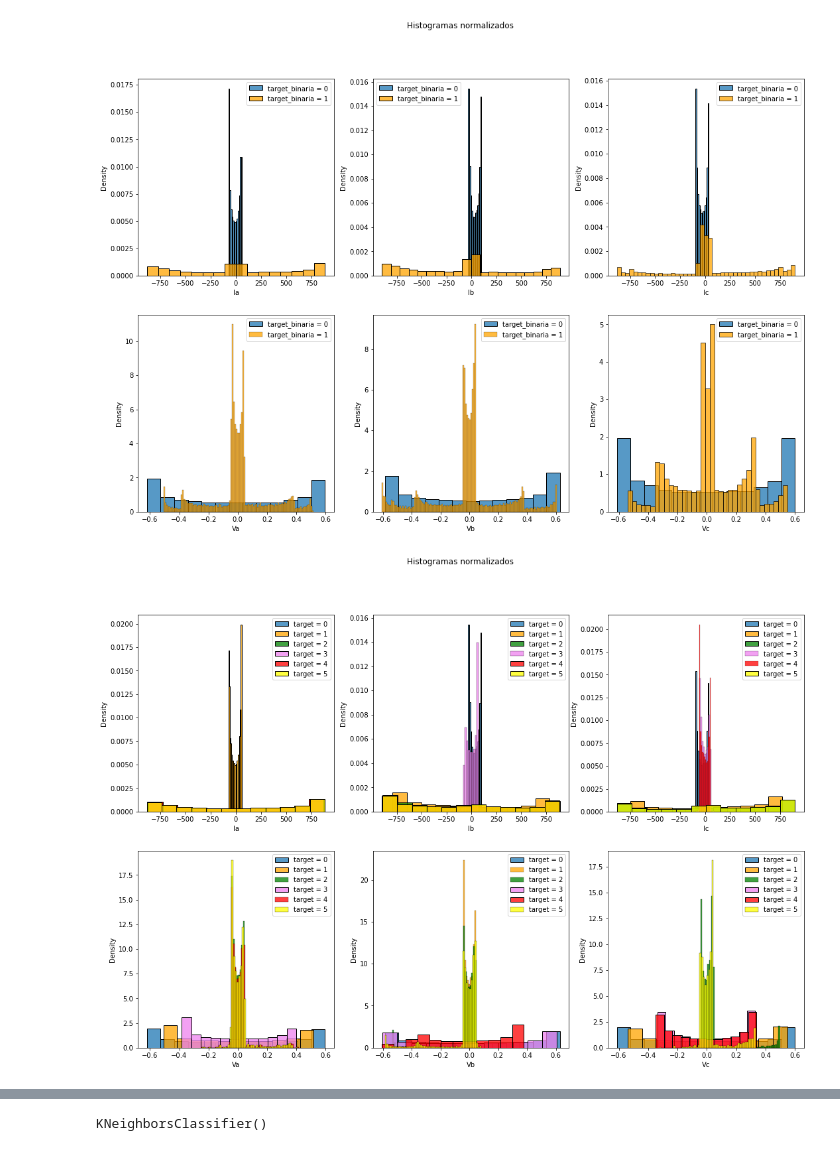
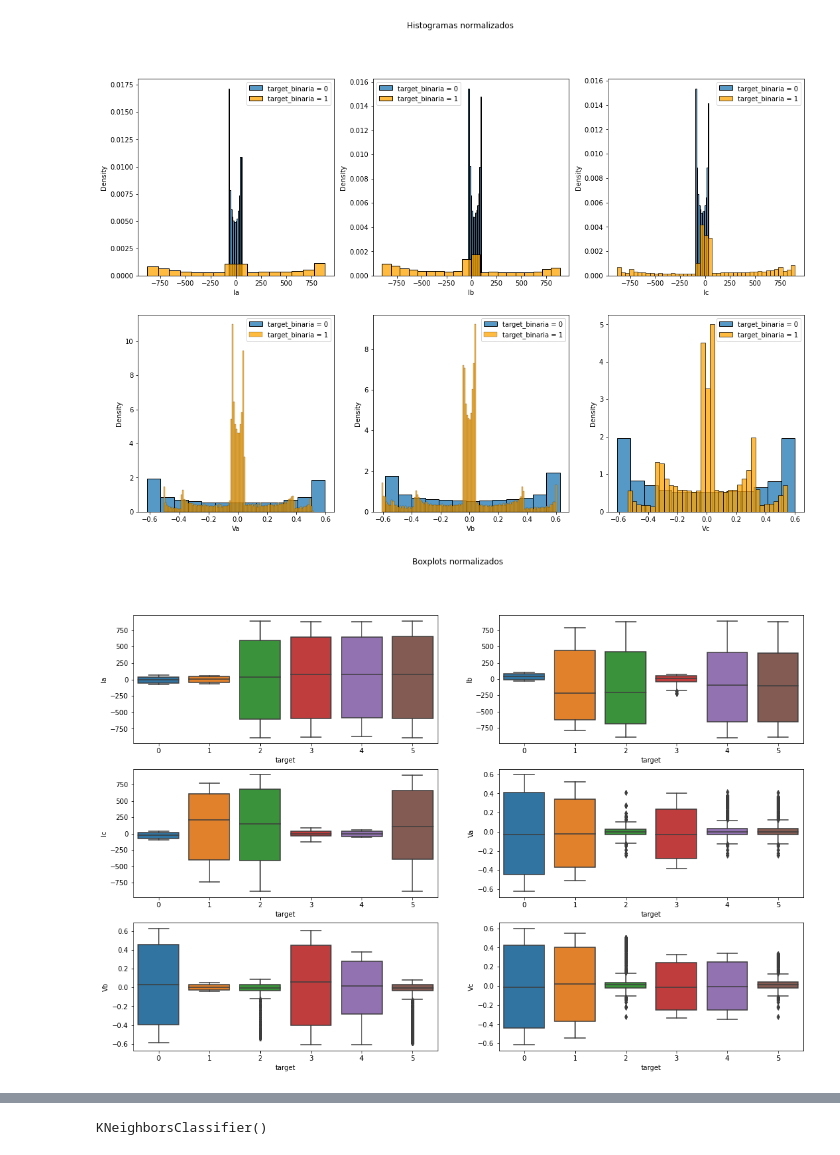
Before and after one commit to LeandroNardi96/Clasificacion_fallas_electricas_multiclass, a Jupyter notebook: Electrical_fault_multiclass.ipynb, the cells around one changed output, grey strips where cells are left out. Cells and saved outputs as stored; diff of their text form; code cells hidden in the pictures.

```diff
--- a/Electrical_fault_multiclass.ipynb
+++ b/Electrical_fault_multiclass.ipynb
@@ -185,17 +185,11 @@ for c, ax in zip(dataplot.columns[:-1], axes.flatten()):
     ax.legend(['target_binaria = 0', 'target_binaria = 1'])
 # %% [output]
 [figure]
-# %%
-dataplot1 = data[["Ia","Ib","Ic","Va","Vb","Vc","target"]]
-fig, axes = plt.subplots(nrows=2, ncols=3, figsize=(18,12))
-fig.suptitle('Histogramas normalizados')
-for c, ax in zip(dataplot1.columns[:-1], axes.flatten()):
-    sns.histplot(data = dataplot1.loc[dataplot1['target']==0, c].dropna(), stat = 'density', ax = ax, kde = False )
-    sns.histplot(data = dataplot1.loc[dataplot1['target']==1, c].dropna(), stat = 'density', kde=False, ax=ax, color = 'orange')
-    sns.histplot(data = dataplot1.loc[dataplot1['target']==2, c].dropna(), stat = 'density', kde=False, ax=ax, color = 'green')
-    sns.histplot(data = dataplot1.loc[dataplot1['target']==3, c].dropna(), stat = 'density', kde=False, ax=ax, color = 'violet')
-    sns.histplot(data = dataplot1.loc[dataplot1['target']==4, c].dropna(), stat = 'density', kde=False, ax=ax, color = 'red')
-    sns.histplot(data = dataplot1.loc[dataplot1['target']==5, c].dropna(), stat = 'density', kde=False, ax=ax, color = 'yellow')
-    ax.legend(['target = 0', 'target = 1','target = 2','target = 3','target = 4','target = 5'])
-# %% [output]
-[figure, removed]
+# %%
+dataplot1 = data[["Ia","Ib","Ic","Va","Vb","Vc","target"]]
+fig, axes = plt.subplots(nrows=3, ncols=2, figsize=(18,12))
+fig.suptitle('Boxplots normalizados')
+for c, ax in zip(dataplot1.columns[:-1], axes.flatten()):
+    sns.boxplot(y = dataplot1[c].dropna(), x = dataplot1.target.dropna(),ax = ax)
+# %% [output]
+[figure, added]
```
Also changed, not shown: parts of 14 cells of this notebook.
